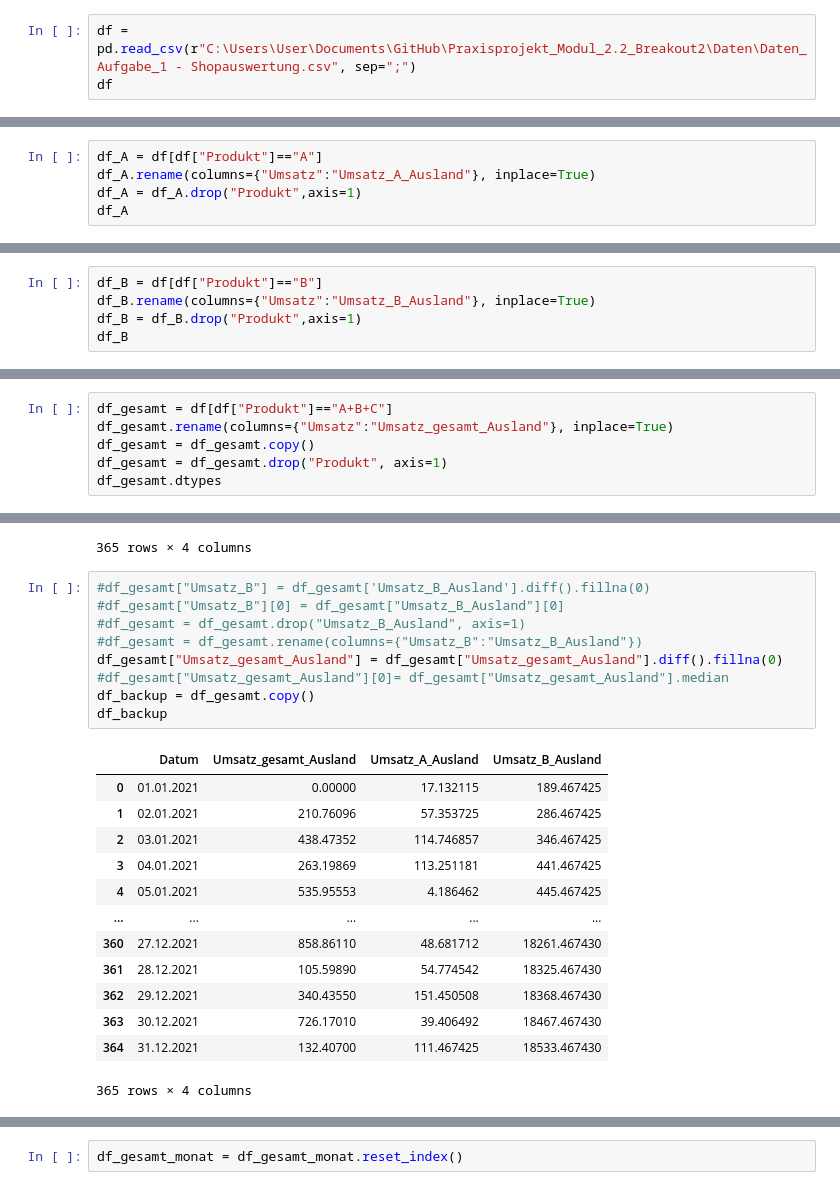
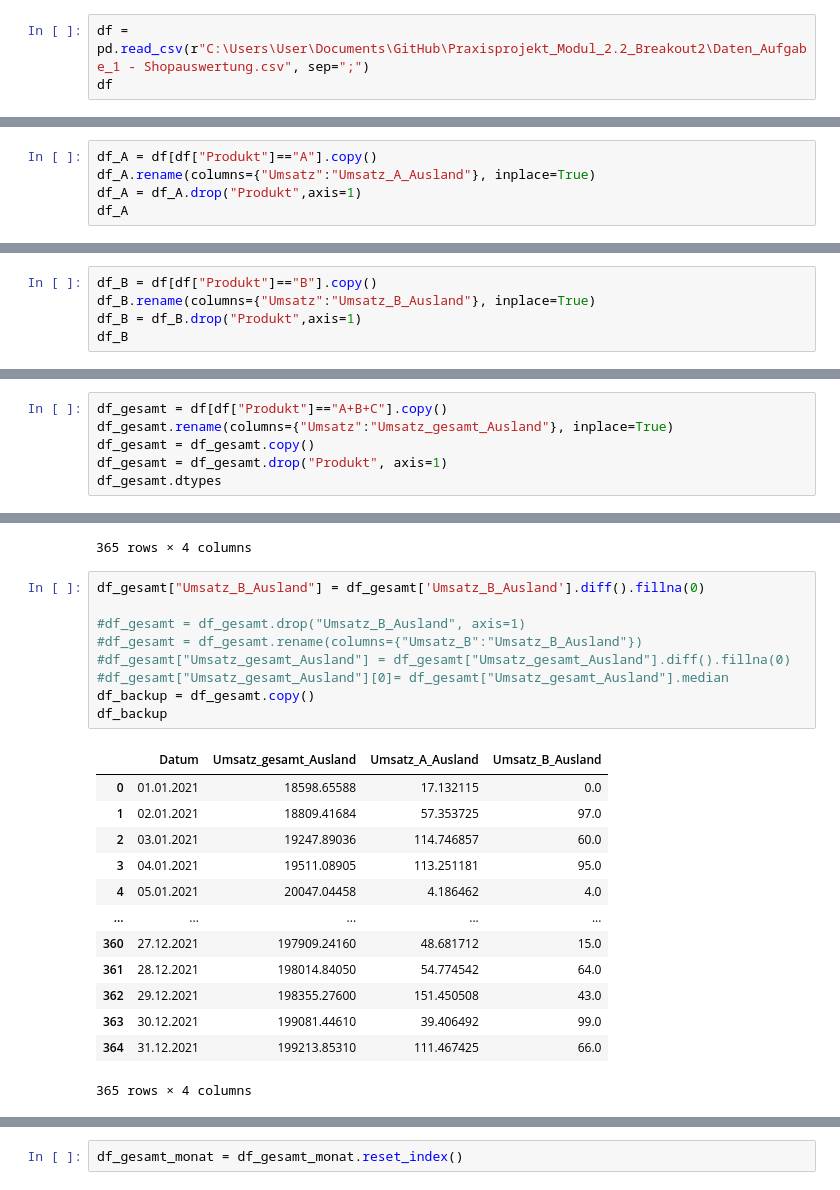
Before and after one commit to Wolfhardt/Praxisprojekt_Modul_2.2_Breakout2, a Jupyter notebook: Daten/Merge_cls.ipynb, the cells around one changed output, grey strips where cells are left out. Cells and saved outputs as stored; diff of their text form.

```diff
--- a/Daten/Merge_cls.ipynb
+++ b/Daten/Merge_cls.ipynb
@@ -3,7 +3,7 @@ import numpy as np
 import pandas as pd
 import re
 # %%
-df = pd.read_csv(r"C:\Users\User\Documents\GitHub\Praxisprojekt_Modul_2.2_Breakout2\Daten\Daten_Aufgabe_1 - Shopauswertung.csv", sep=";")
+df = pd.read_csv(r"C:\Users\User\Documents\GitHub\Praxisprojekt_Modul_2.2_Breakout2\Daten_Aufgabe_1 - Shopauswertung.csv", sep=";")
 df
 # %% [output]
 |  | Datum | Produkt | Umsatz |
@@ -20,7 +20,7 @@ df
 | 1094 | 31.12.2021 | A+B+C | 199213.853100 |
 1095 rows × 3 columns
 # %%
-df_A = df[df["Produkt"]=="A"]
+df_A = df[df["Produkt"]=="A"].copy()
 df_A.rename(columns={"Umsatz":"Umsatz_A_Ausland"}, inplace=True)
 df_A = df_A.drop("Produkt",axis=1)
 df_A
@@ -45,5 +41,5 @@ See the caveats in the documentation: https://pandas.pydata.org/pandas-docs/stab
 # %%
-df_B = df[df["Produkt"]=="B"]
+df_B = df[df["Produkt"]=="B"].copy()
 df_B.rename(columns={"Umsatz":"Umsatz_B_Ausland"}, inplace=True)
 df_B = df_B.drop("Produkt",axis=1)
 df_B
@@ -68,5 +60,5 @@ See the caveats in the documentation: https://pandas.pydata.org/pandas-docs/stab
 # %%
-df_gesamt = df[df["Produkt"]=="A+B+C"]
+df_gesamt = df[df["Produkt"]=="A+B+C"].copy()
 df_gesamt.rename(columns={"Umsatz":"Umsatz_gesamt_Ausland"}, inplace=True)
 df_gesamt = df_gesamt.copy()
 df_gesamt = df_gesamt.drop("Produkt", axis=1)
@@ -123,25 +111,25 @@ df_gesamt
 | 364 | 31.12.2021 | 199213.85310 | 111.467425 | 18533.467430 |
 365 rows × 4 columns
 # %%
-#df_gesamt["Umsatz_B"] = df_gesamt['Umsatz_B_Ausland'].diff().fillna(0)
-#df_gesamt["Umsatz_B"][0] = df_gesamt["Umsatz_B_Ausland"][0]
+df_gesamt["Umsatz_B_Ausland"] = df_gesamt['Umsatz_B_Ausland'].diff().fillna(0)
+
 #df_gesamt = df_gesamt.drop("Umsatz_B_Ausland", axis=1)
 #df_gesamt = df_gesamt.rename(columns={"Umsatz_B":"Umsatz_B_Ausland"})
-df_gesamt["Umsatz_gesamt_Ausland"] = df_gesamt["Umsatz_gesamt_Ausland"].diff().fillna(0)
+#df_gesamt["Umsatz_gesamt_Ausland"] = df_gesamt["Umsatz_gesamt_Ausland"].diff().fillna(0)
 #df_gesamt["Umsatz_gesamt_Ausland"][0]= df_gesamt["Umsatz_gesamt_Ausland"].median
 df_backup = df_gesamt.copy()
 df_backup
 # %% [output]
 |  | Datum | Umsatz_gesamt_Ausland | Umsatz_A_Ausland | Umsatz_B_Ausland |
-| 0 | 01.01.2021 | 0.00000 | 17.132115 | 189.467425 |
-| 1 | 02.01.2021 | 210.76096 | 57.353725 | 286.467425 |
-| 2 | 03.01.2021 | 438.47352 | 114.746857 | 346.467425 |
-| 3 | 04.01.2021 | 263.19869 | 113.251181 | 441.467425 |
-| 4 | 05.01.2021 | 535.95553 | 4.186462 | 445.467425 |
+| 0 | 01.01.2021 | 18598.65588 | 17.132115 | 0.0 |
+| 1 | 02.01.2021 | 18809.41684 | 57.353725 | 97.0 |
+| 2 | 03.01.2021 | 19247.89036 | 114.746857 | 60.0 |
+| 3 | 04.01.2021 | 19511.08905 | 113.251181 | 95.0 |
+| 4 | 05.01.2021 | 20047.04458 | 4.186462 | 4.0 |
 | ... | ... | ... | ... | ... |
-| 360 | 27.12.2021 | 858.86110 | 48.681712 | 18261.467430 |
-| 361 | 28.12.2021 | 105.59890 | 54.774542 | 18325.467430 |
-| 362 | 29.12.2021 | 340.43550 | 151.450508 | 18368.467430 |
-| 363 | 30.12.2021 | 726.17010 | 39.406492 | 18467.467430 |
-| 364 | 31.12.2021 | 132.40700 | 111.467425 | 18533.467430 |
+| 360 | 27.12.2021 | 197909.24160 | 48.681712 | 15.0 |
+| 361 | 28.12.2021 | 198014.84050 | 54.774542 | 64.0 |
+| 362 | 29.12.2021 | 198355.27600 | 151.450508 | 43.0 |
+| 363 | 30.12.2021 | 199081.44610 | 39.406492 | 99.0 |
+| 364 | 31.12.2021 | 199213.85310 | 111.467425 | 66.0 |
 365 rows × 4 columns
```
Also changed, not shown: parts of 28 cells of this notebook, 6 other files.
